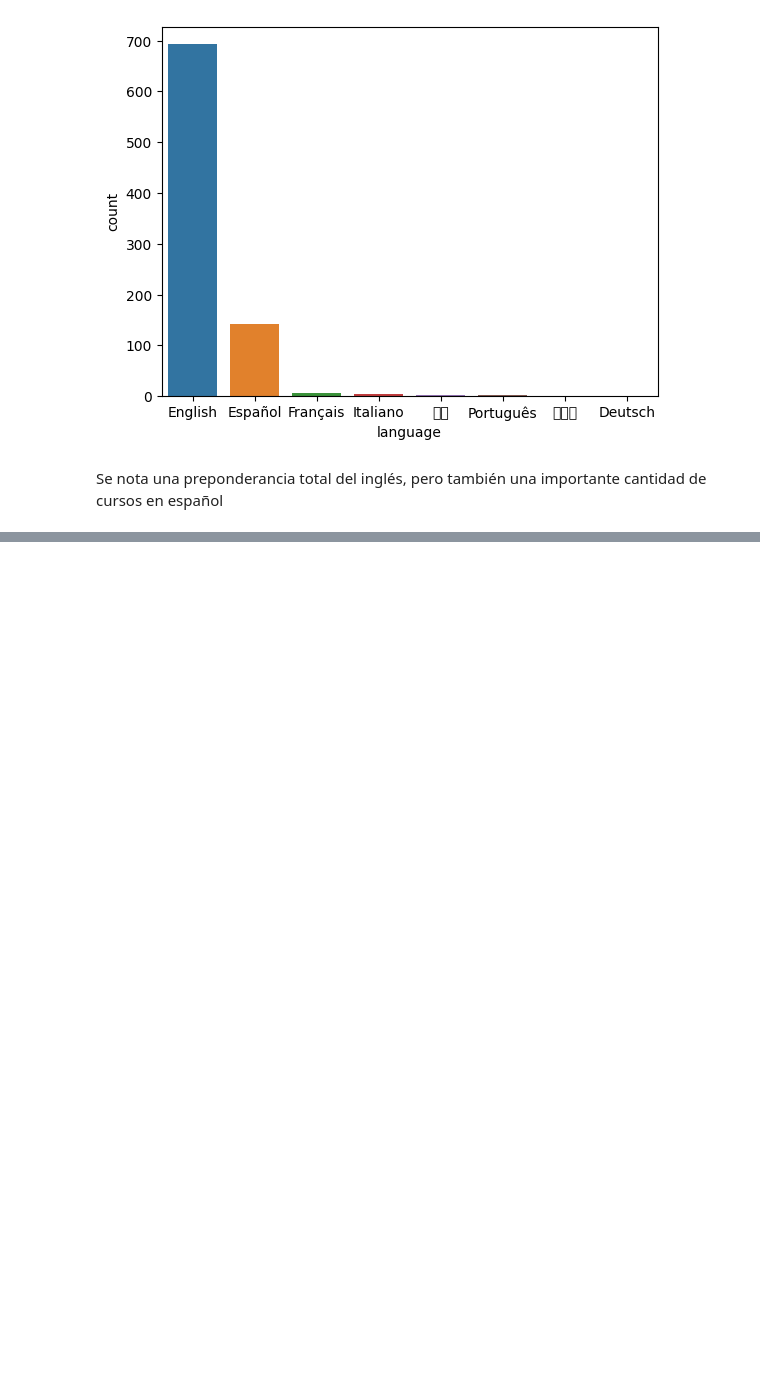
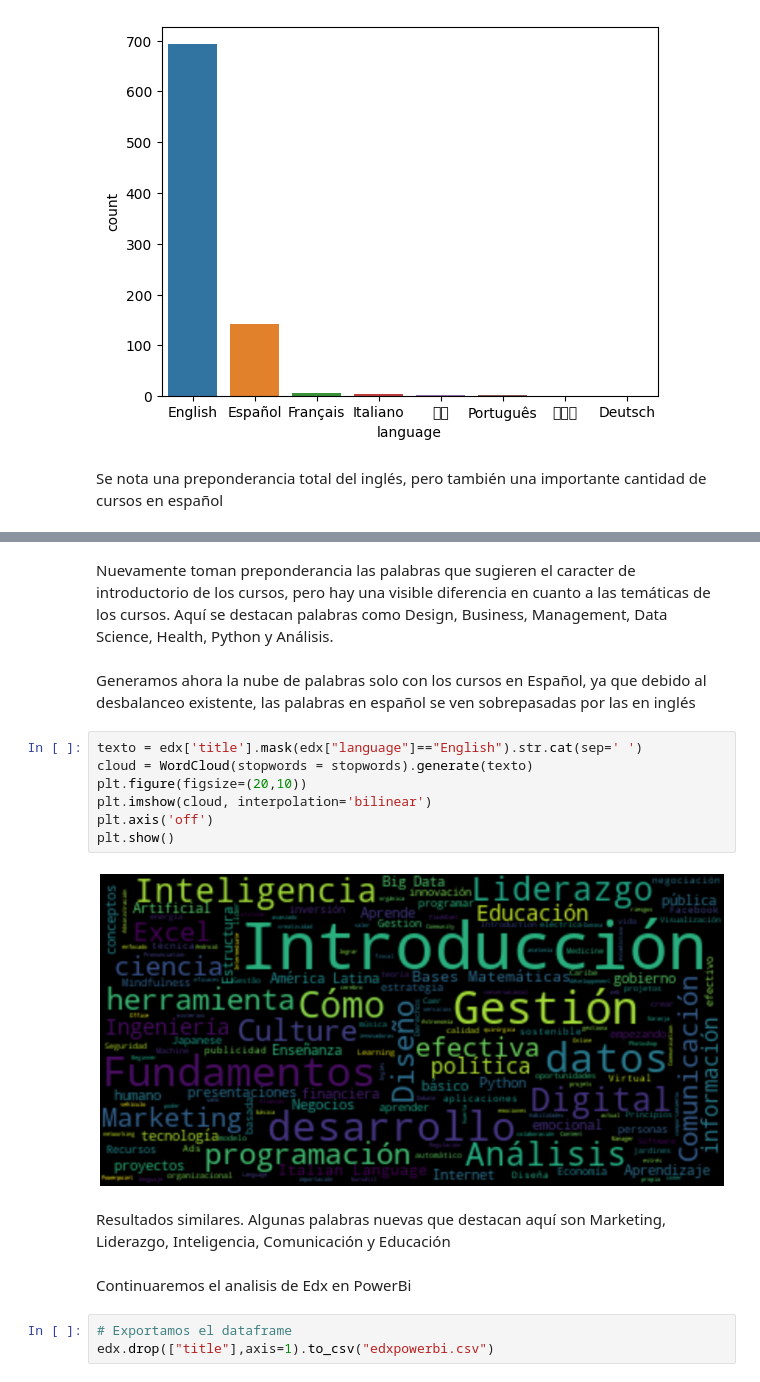
Before and after one commit to adelgerbo/Proyecto-Individual-Henry-III, a Jupyter notebook: EDA.ipynb, the cells around one changed output, grey strips where cells are left out. Saved outputs shown, nothing was run; the diff lists cells and outputs as text; blank space fills up the shorter version.

```diff
--- a/EDA.ipynb
+++ b/EDA.ipynb
@@ -313,0 +330,20 @@ edx = pd.read_csv("Datasets\edx_courses.csv")
+# %% [markdown]
+Nuevamente toman preponderancia las palabras que sugieren el caracter de introductorio de los cursos, pero hay una visible diferencia en cuanto a las temáticas de los cursos. Aquí se destacan palabras como Design, Business, Management, Data Science, Health, Python y Análisis.
+# %% [markdown]
+Generamos ahora la nube de palabras solo con los cursos en Español, ya que debido al desbalanceo existente, las palabras en español se ven sobrepasadas por las en inglés
+# %%
+texto = edx['title'].mask(edx["language"]=="English").str.cat(sep=' ')
+cloud = WordCloud(stopwords = stopwords).generate(texto)
+plt.figure(figsize=(20,10))
+plt.imshow(cloud, interpolation='bilinear')
+plt.axis('off')
+plt.show()
+# %% [output]
+[figure, added]
+# %% [markdown]
+Resultados similares. Algunas palabras nuevas que destacan aquí son Marketing, Liderazgo, Inteligencia, Comunicación y Educación
+# %% [markdown]
+Continuaremos el analisis de Edx en PowerBi
+# %%
+# Exportamos el dataframe
+edx.drop(["title"],axis=1).to_csv("edxpowerbi.csv")
```
Also changed, not shown: parts of 4 cells of this notebook, 2 other files.
